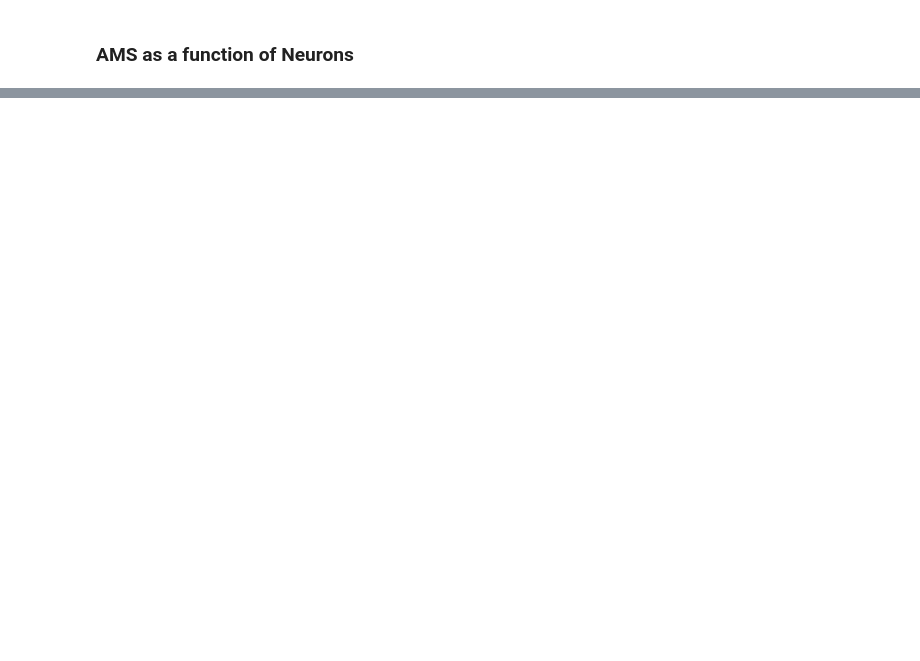
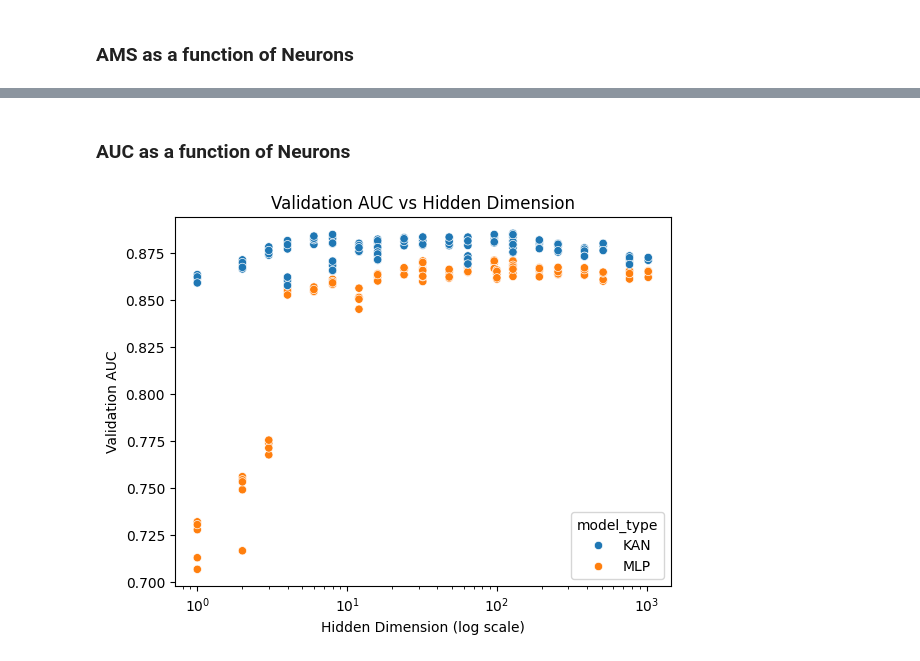
Before and after one commit to AimbotParce/MDS-AML-HiggsBosonKAN, a Jupyter notebook: notebooks/05-analysis.ipynb, the cells around one changed output, grey strips where cells are left out. Drawn from its saved outputs; the diff is of its cells as text; code cells hidden in the pictures; blank space fills up the shorter version.

```diff
--- a/notebooks/05-analysis.ipynb
+++ b/notebooks/05-analysis.ipynb
@@ -220,0 +326,18 @@ With these thresholds, we lost 38 rows out of the 281 total we had (~13.5%), whi
+# %% [markdown]
+### AUC as a function of Neurons
+# %%
+import matplotlib.pyplot as plt
+import seaborn as sns
+
+sns.scatterplot(
+    data=df[df["converged"]],
+    x="params.hidden_dim",
+    y="metrics.val_auc_epoch",
+    hue="model_type",
+)
+plt.title("Validation AUC vs Hidden Dimension")
+plt.xlabel("Hidden Dimension (log scale)")
+plt.ylabel("Validation AUC")
+plt.xscale("log")
+# %% [output]
+[figure, added]
```
Also changed, not shown: parts of 27 cells of this notebook.
